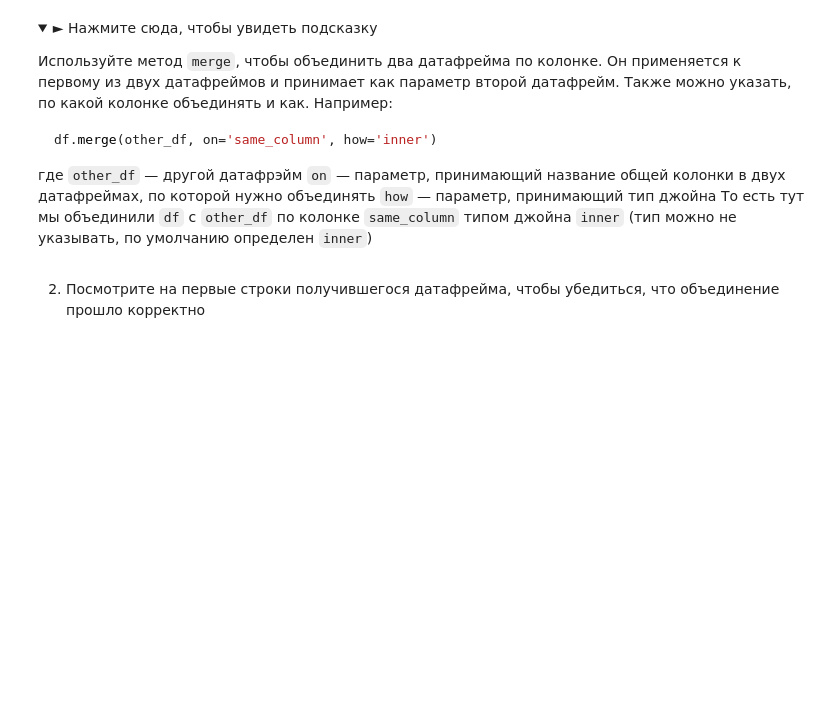
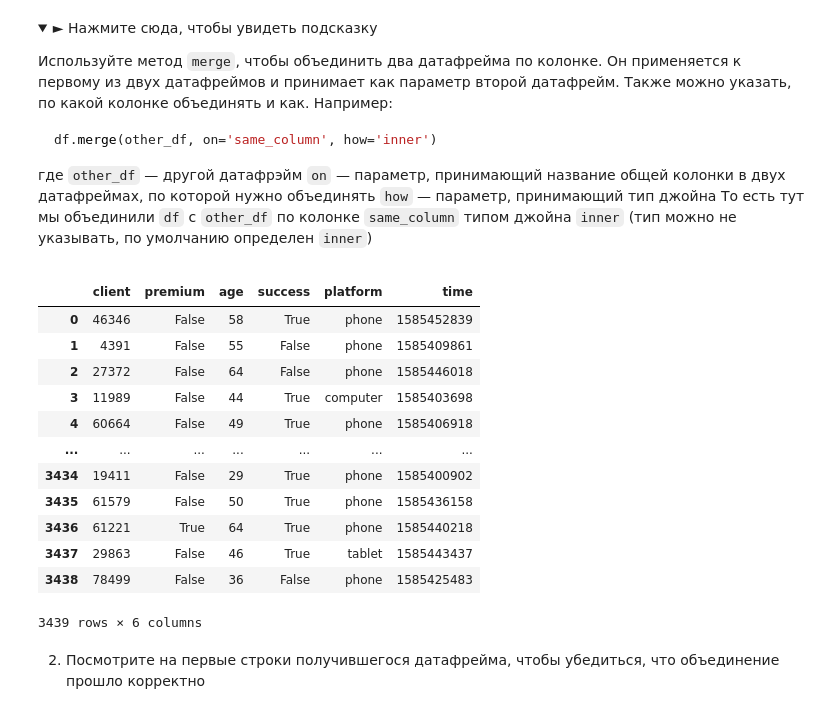
Before and after one commit to mergenva/karpov, a Jupyter notebook: Lesson_2_pandas/3_task/3_advanced_calculations_and_visualization_Homework.ipynb, the cells around one changed output. Saved outputs shown, nothing was run; the diff lists cells and outputs as text; code cells hidden in the pictures; folded sections open; blank space fills up the shorter version.

```diff
--- a/Lesson_2_pandas/3_task/3_advanced_calculations_and_visualization_Homework.ipynb
+++ b/Lesson_2_pandas/3_task/3_advanced_calculations_and_visualization_Homework.ipynb
@@ -458,6 +458,22 @@ df.merge(other_df, on='same_column', how='inner')
 </details>
 # %%
 # Ваш код здесь
+
+user_data.merge(logs, on='client', how='inner')
+# %% [output]
+|  | client | premium | age | success | platform | time |
+| 0 | 46346 | False | 58 | True | phone | 1585452839 |
+| 1 | 4391 | False | 55 | False | phone | 1585409861 |
+| 2 | 27372 | False | 64 | False | phone | 1585446018 |
+| 3 | 11989 | False | 44 | True | computer | 1585403698 |
+| 4 | 60664 | False | 49 | True | phone | 1585406918 |
+| ... | ... | ... | ... | ... | ... | ... |
+| 3434 | 19411 | False | 29 | True | phone | 1585400902 |
+| 3435 | 61579 | False | 50 | True | phone | 1585436158 |
+| 3436 | 61221 | True | 64 | True | phone | 1585440218 |
+| 3437 | 29863 | False | 46 | True | tablet | 1585443437 |
+| 3438 | 78499 | False | 36 | False | phone | 1585425483 |
+3439 rows × 6 columns
 # %% [markdown]
 2. Посмотрите на первые строки получившегося датафрейма, чтобы убедиться, что объединение прошло корректно
 # %% [markdown]
```
Also changed, not shown: parts of 9 cells of this notebook.
